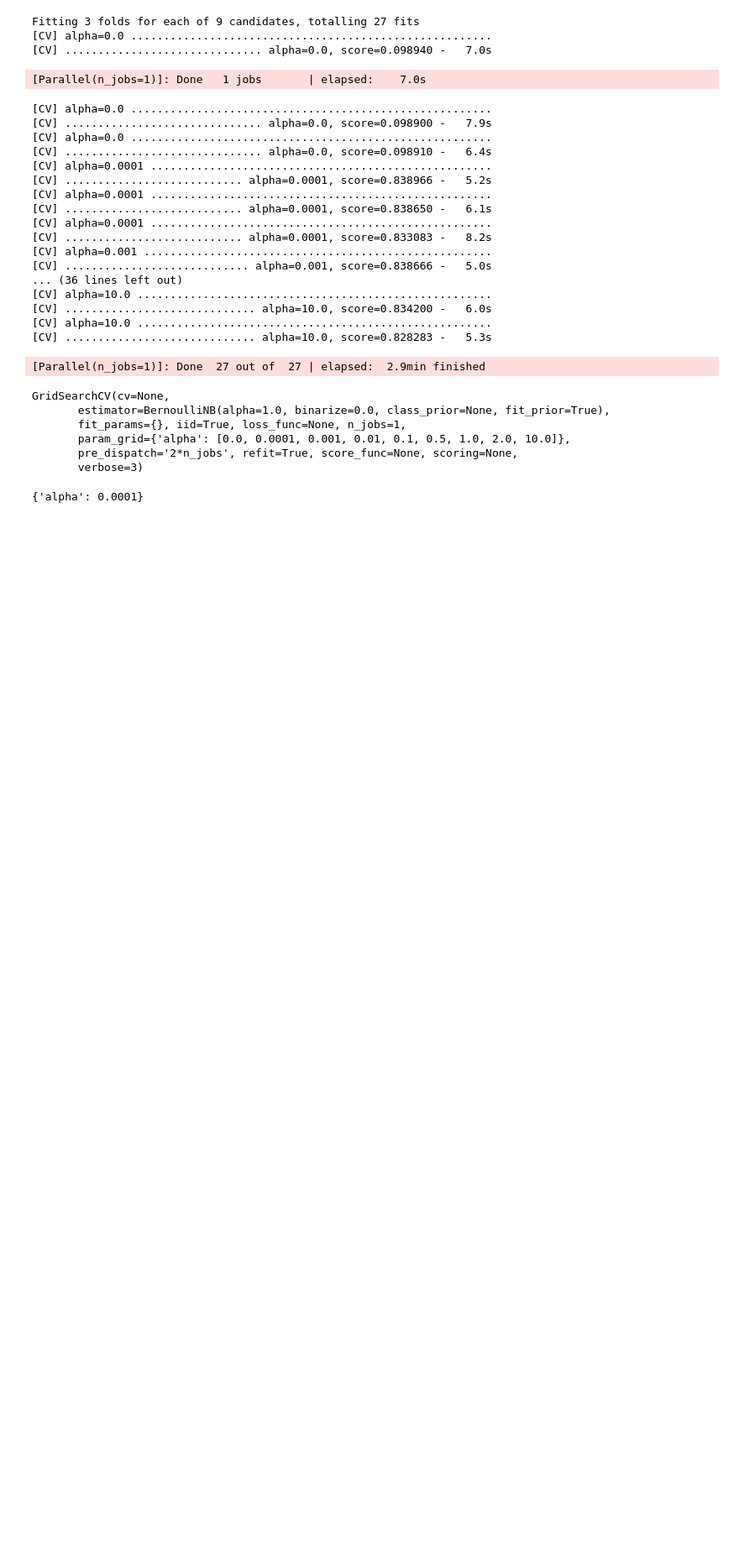
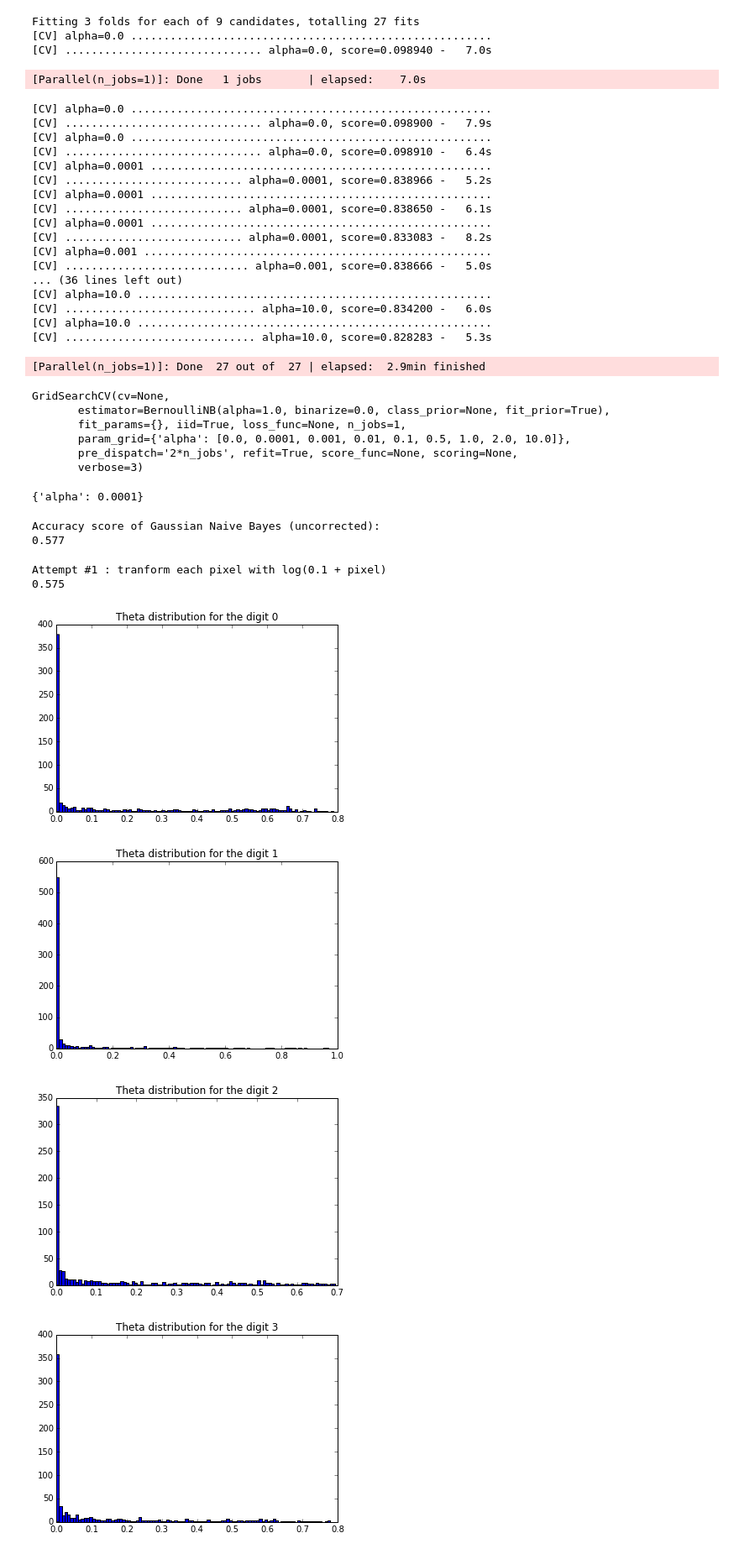
Before and after one commit to jbocharov-mids/W207-Machine-Learning, a Jupyter notebook: reference/scratch.ipynb, the cells around one changed output. Shown at 84% size. Drawn from its saved outputs; the diff is of its cells as text; code cells hidden in the pictures; blank space fills up the shorter version.

Commit message:
Add attempts at P9 and solution to P10

```diff
--- a/reference/scratch.ipynb
+++ b/reference/scratch.ipynb
@@ -714,0 +717,43 @@ grid_search.best_params_
+# %%
+def train_and_score_gaussian(
+    training_data, training_labels, development_data, development_labels):
+
+    model = GaussianNB().fit(training_data, training_labels)
+    predictions = model.predict(development_data)
+    print(accuracy_score(development_labels, predictions, normalize = True))
+
+    return model
+
+print 'Accuracy score of Gaussian Naive Bayes (uncorrected): '
+gaussian_naive_bayes = train_and_score_gaussian(train_data, train_labels, dev_data, dev_labels)
+# %% [output]
+Accuracy score of Gaussian Naive Bayes (uncorrected):
+0.577
+# %%
+def transform_attempt1(pixel):
+    return np.log(0.1 + pixel)
+
+vectorized_transform_attempt1 = np.vectorize(transform_attempt1)
+
+mapped_train_data = vectorized_transform_attempt1(train_data)
+mapped_dev_data = vectorized_transform_attempt1(dev_data)
+
+
+print('Attempt #1 : transform each pixel with log(0.1 + pixel) ')
+print(evaluate_gaussian(mapped_train_data, train_labels, mapped_dev_data, dev_labels))
+# %% [output]
+Attempt #1 : tranform each pixel with log(0.1 + pixel)
+0.575
+# %%
+theta = gaussian_naive_bayes.theta_
+
+for digit in range(5):
+    theta_figure = plt.figure()
+    theta_hist = plt.hist(theta[digit], bins = 100)
+    theta_hist_title = plt.title('Theta distribution for the digit ' + str(digit))
+    plt.show()
+# %% [output]
+[figure, added]
+[figure, added]
+[figure, added]
+[figure, added]
```
Also changed, not shown: parts of 13 cells of this notebook, 1 other file.
